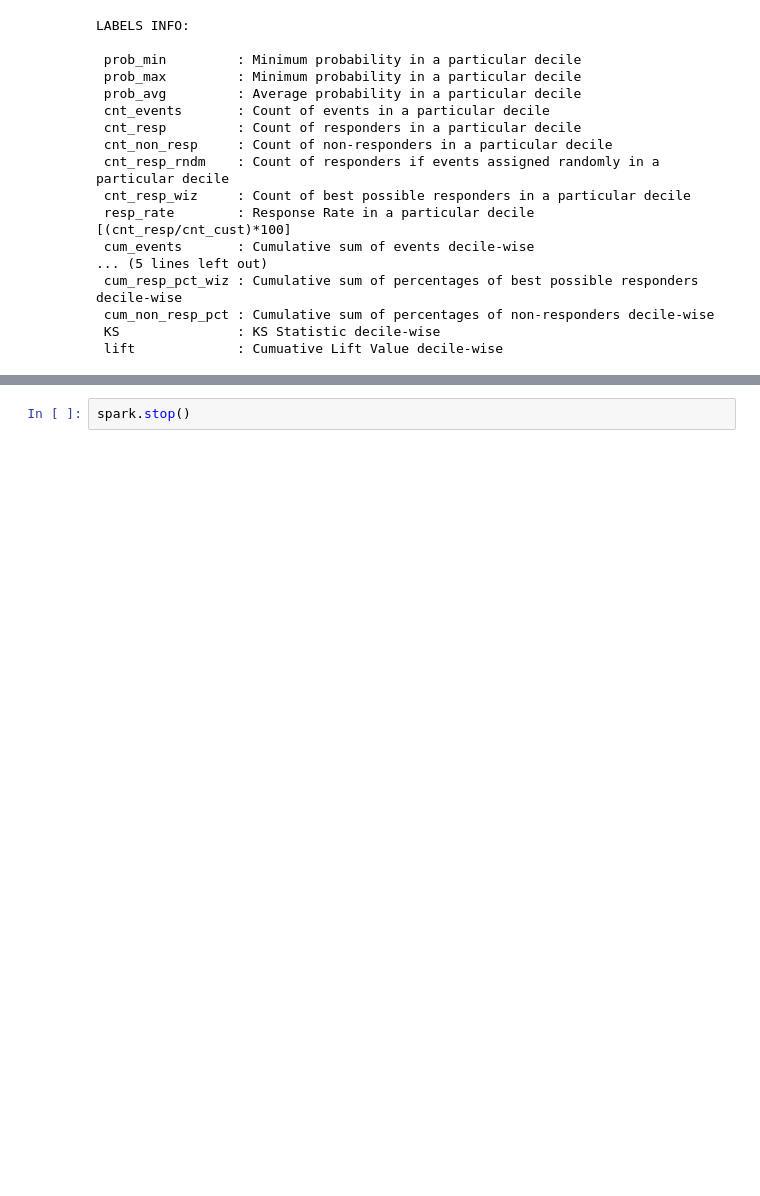
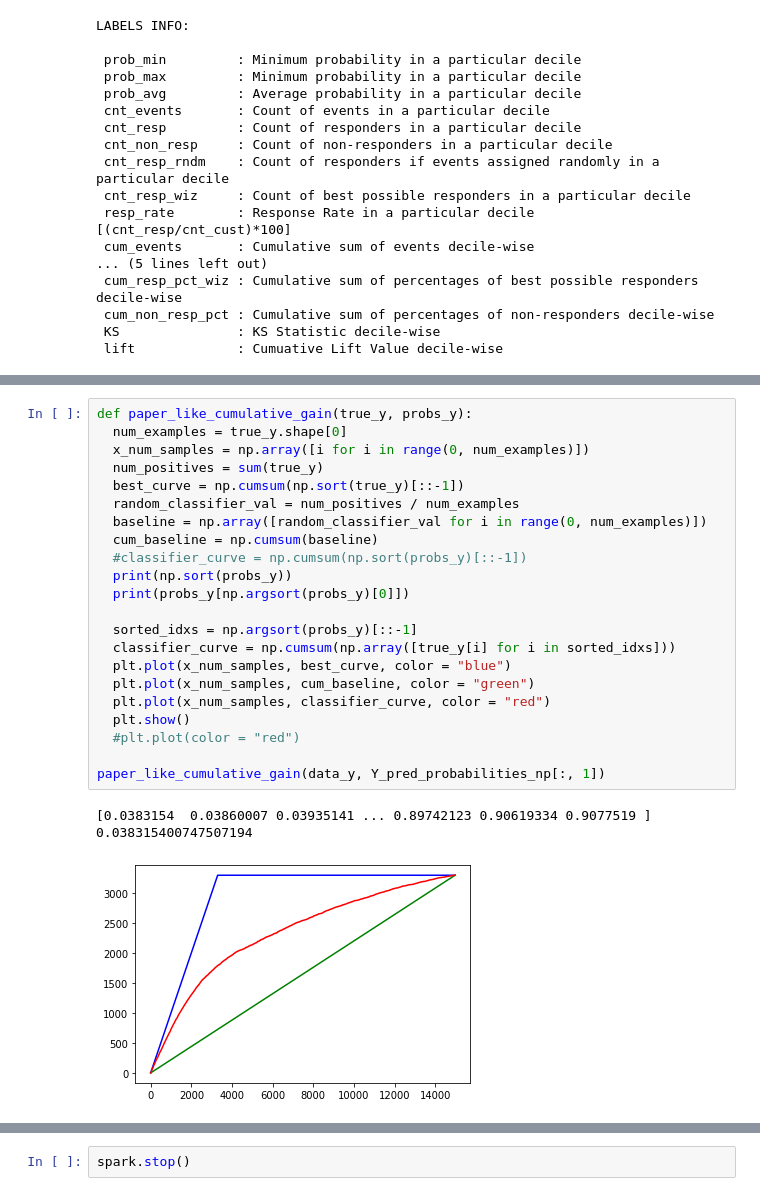
Before and after one commit to GiovanniPioDelvecchio/BigDataAnalyticsProject, a Jupyter notebook: Spark/NotebookTest/MultilayerPerceptron.ipynb, the cells around one changed output, grey strips where cells are left out. Cells and saved outputs as stored; diff of their text form; blank space fills up the shorter version.

Commit message:
Added a proper split of the data resembling the one in the paper, added a function to plot the cumulative gain chart as shown in the paper.

```diff
--- a/Spark/NotebookTest/MultilayerPerceptron.ipynb
+++ b/Spark/NotebookTest/MultilayerPerceptron.ipynb
@@ -358,3 +369,29 @@ Ratio between the two areas (the first one is the numerator): 0.8931910198693755
+# %%
+def paper_like_cumulative_gain(true_y, probs_y):
+  num_examples = true_y.shape[0]
+  x_num_samples = np.array([i for i in range(0, num_examples)])
+  num_positives = sum(true_y)
+  best_curve = np.cumsum(np.sort(true_y)[::-1])
+  random_classifier_val = num_positives / num_examples
+  baseline = np.array([random_classifier_val for i in range(0, num_examples)])
+  cum_baseline = np.cumsum(baseline)
+  #classifier_curve = np.cumsum(np.sort(probs_y)[::-1])
+  print(np.sort(probs_y))
+  print(probs_y[np.argsort(probs_y)[0]])
+
+  sorted_idxs = np.argsort(probs_y)[::-1]
+  classifier_curve = np.cumsum(np.array([true_y[i] for i in sorted_idxs]))
+  plt.plot(x_num_samples, best_curve, color = "blue")
+  plt.plot(x_num_samples, cum_baseline, color = "green")
+  plt.plot(x_num_samples, classifier_curve, color = "red")
+  plt.show()
+  #plt.plot(color = "red")
+
+paper_like_cumulative_gain(data_y, Y_pred_probabilities_np[:, 1])
+# %% [output]
+[0.0383154  0.03860007 0.03935141 ... 0.89742123 0.90619334 0.9077519 ]
+0.038315400747507194
+[figure, added]
 # %%
 def sorting_smoothing_method(y_true, y_probs, n_smooth, use_actual = True):
   sort_idx = np.argsort(y_probs[:, 1])
```
Also changed, not shown: parts of 11 cells of this notebook.
